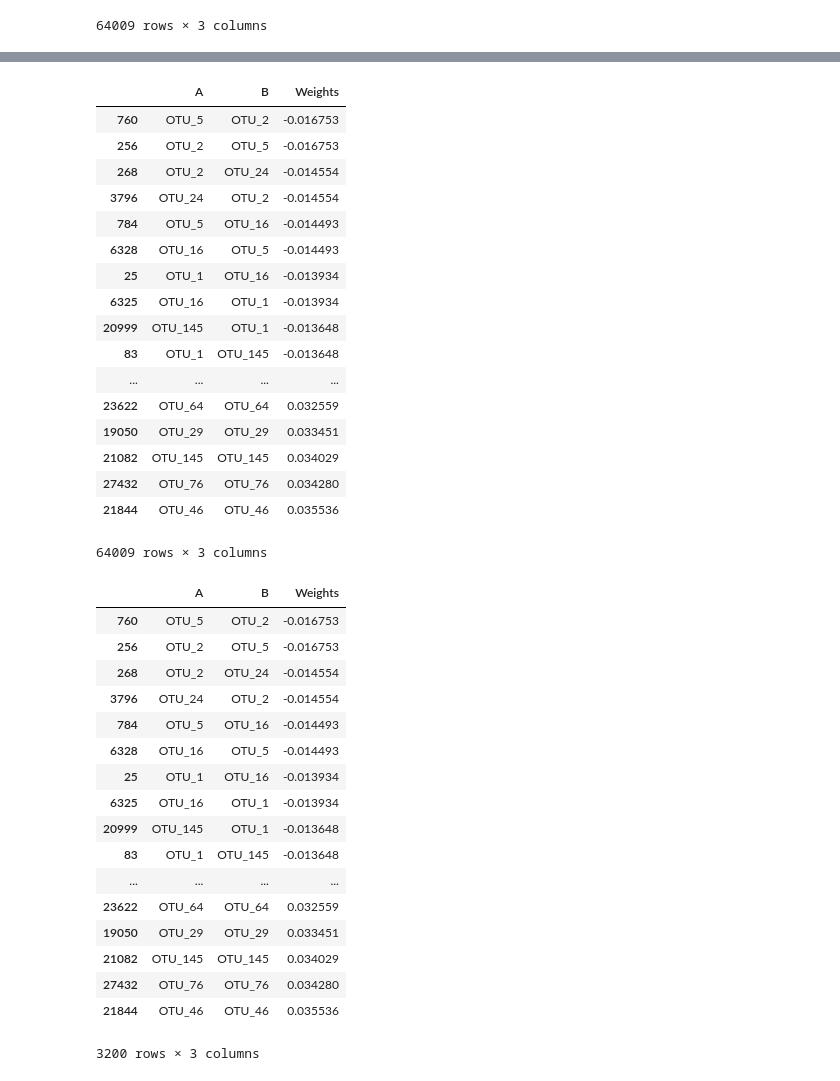
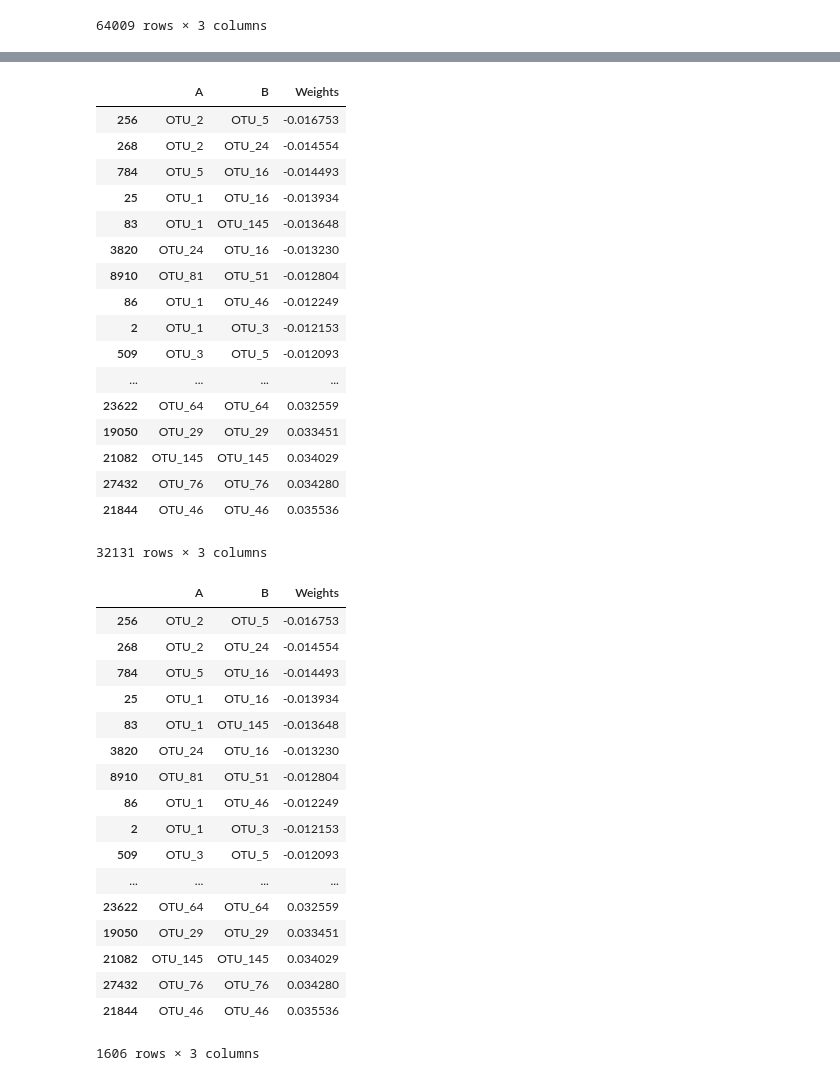
Before and after one commit to kaykrish/comab, a Jupyter notebook: par_cor_oad_t.ipynb, the cells around one changed output, grey strips where cells are left out. Drawn from its saved outputs; the diff is of its cells as text; code cells hidden in the pictures.

```diff
--- a/par_cor_oad_t.ipynb
+++ b/par_cor_oad_t.ipynb
@@ -203,3 +193,7 @@ df_concat
 | 64007 | OTU_97 | OTU_89 | 0.000000 |
 | 64008 | OTU_97 | OTU_97 | 0.001579 |
 64009 rows × 3 columns
+# %%
+# drop duplicate rows
+drop_dupes = df_concat[~df_concat[['A', 'B']].apply(frozenset, axis=1).duplicated()]
+#print(drop_dupes)
@@ -206,26 +218,26 @@ df_concat
 # %%
 # sort the columns in ascending order, by the weights column
-df_sort = df_concat.sort_values(by = 'Weights')
+df_sort = drop_dupes.sort_values(by = 'Weights')
 df_sort
 # %% [output]
 |  | A | B | Weights |
-| 760 | OTU_5 | OTU_2 | -0.016753 |
 | 256 | OTU_2 | OTU_5 | -0.016753 |
 | 268 | OTU_2 | OTU_24 | -0.014554 |
-| 3796 | OTU_24 | OTU_2 | -0.014554 |
 | 784 | OTU_5 | OTU_16 | -0.014493 |
-| 6328 | OTU_16 | OTU_5 | -0.014493 |
 | 25 | OTU_1 | OTU_16 | -0.013934 |
-| 6325 | OTU_16 | OTU_1 | -0.013934 |
-| 20999 | OTU_145 | OTU_1 | -0.013648 |
 | 83 | OTU_1 | OTU_145 | -0.013648 |
+| 3820 | OTU_24 | OTU_16 | -0.013230 |
+| 8910 | OTU_81 | OTU_51 | -0.012804 |
+| 86 | OTU_1 | OTU_46 | -0.012249 |
+| 2 | OTU_1 | OTU_3 | -0.012153 |
+| 509 | OTU_3 | OTU_5 | -0.012093 |
 | ... | ... | ... | ... |
 | 23622 | OTU_64 | OTU_64 | 0.032559 |
 | 19050 | OTU_29 | OTU_29 | 0.033451 |
 | 21082 | OTU_145 | OTU_145 | 0.034029 |
 | 27432 | OTU_76 | OTU_76 | 0.034280 |
 | 21844 | OTU_46 | OTU_46 | 0.035536 |
-64009 rows × 3 columns
+32131 rows × 3 columns
 # %%
 # store top and bottom 2.5% of values in two lists
 # also ascending order
@@ -237,23 +249,23 @@ total_5 = top_percent.append(bottom_percent).dropna()
 total_5
 # %% [output]
 |  | A | B | Weights |
-| 760 | OTU_5 | OTU_2 | -0.016753 |
 | 256 | OTU_2 | OTU_5 | -0.016753 |
 | 268 | OTU_2 | OTU_24 | -0.014554 |
-| 3796 | OTU_24 | OTU_2 | -0.014554 |
 | 784 | OTU_5 | OTU_16 | -0.014493 |
-| 6328 | OTU_16 | OTU_5 | -0.014493 |
 | 25 | OTU_1 | OTU_16 | -0.013934 |
-| 6325 | OTU_16 | OTU_1 | -0.013934 |
-| 20999 | OTU_145 | OTU_1 | -0.013648 |
 | 83 | OTU_1 | OTU_145 | -0.013648 |
+| 3820 | OTU_24 | OTU_16 | -0.013230 |
+| 8910 | OTU_81 | OTU_51 | -0.012804 |
+| 86 | OTU_1 | OTU_46 | -0.012249 |
+| 2 | OTU_1 | OTU_3 | -0.012153 |
+| 509 | OTU_3 | OTU_5 | -0.012093 |
 | ... | ... | ... | ... |
 | 23622 | OTU_64 | OTU_64 | 0.032559 |
 | 19050 | OTU_29 | OTU_29 | 0.033451 |
 | 21082 | OTU_145 | OTU_145 | 0.034029 |
 | 27432 | OTU_76 | OTU_76 | 0.034280 |
 | 21844 | OTU_46 | OTU_46 | 0.035536 |
-3200 rows × 3 columns
+1606 rows × 3 columns
 # %%
 # Initialize plot
 fig = plt.figure(figsize=(10,8))
```
Also changed, not shown: parts of 11 cells of this notebook.
